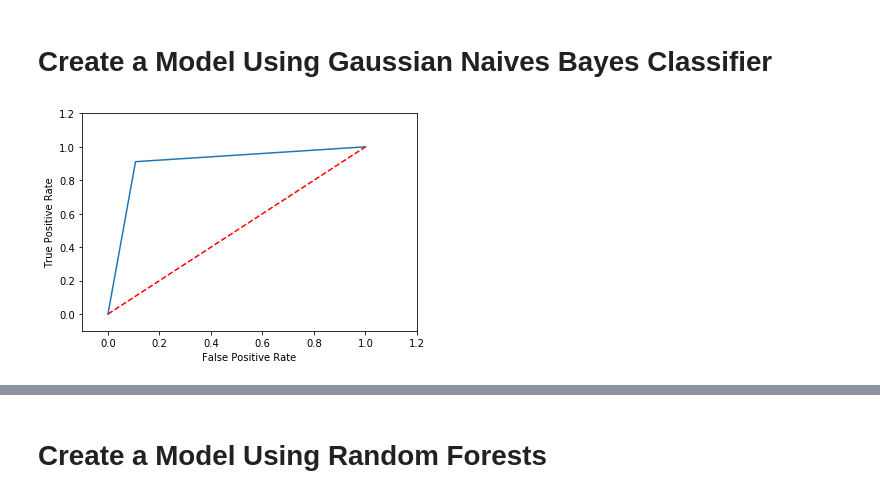
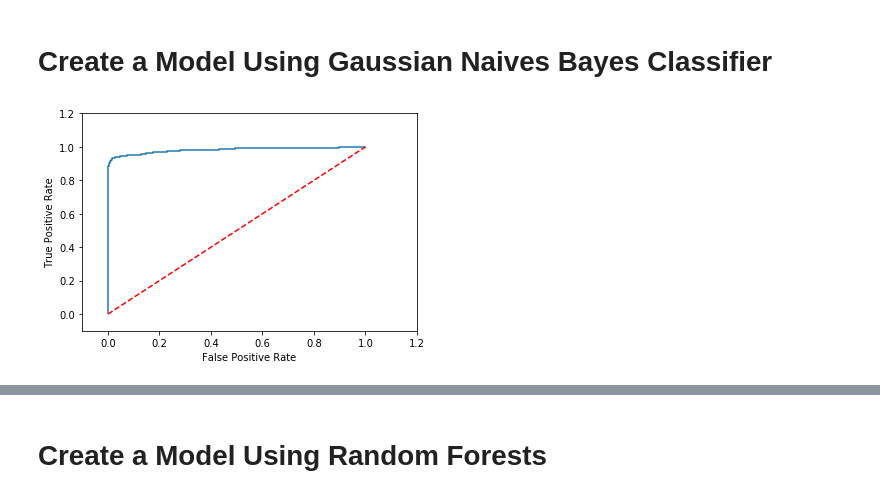
Before and after one commit to victoriajuan/ps4, a Jupyter notebook: PS4.ipynb, the cells around one changed output, grey strips where cells are left out. Drawn from its saved outputs; the diff is of its cells as text; code cells hidden in the pictures.

```diff
--- a/PS4.ipynb
+++ b/PS4.ipynb
@@ -67,20 +63,20 @@ test_label = test_label.astype('int')
 # %% [markdown]
 # Create a Model Using Gaussian Naives Bayes Classifier
 # %%
-gnb = GaussianNB()
+mnb = MultinomialNB()
 
-gnb.fit(train_feat_cv, train_label)
-gnb_predictions = gnb.predict(test_feat_cv)
-gnb_pred_proba = gnb.predict_proba(test_feat_cv)[:, 1]
+mnb.fit(train_feat_cv, train_label)
+mnb_predictions = mnb.predict(test_feat_cv)
+mnb_pred_proba = mnb.predict_proba(test_feat_cv)[:, 1]
 # %%
-gnb_fpr, gnb_tpr, gnb_thresholds = roc_curve(test_label, gnb_pred_proba)
-plt.plot(gnb_fpr, gnb_tpr)
+mnb_fpr, mnb_tpr, mnb_thresholds = roc_curve(test_label, mnb_pred_proba)
+plt.plot(mnb_fpr, mnb_tpr)
 plt.plot([0,1],[0,1],'r--')
 plt.xlim([-0.1,1.2])
 plt.ylim([-0.1,1.2])
 plt.ylabel('True Positive Rate')
 plt.xlabel('False Positive Rate')
 plt.show()
 # %% [output]
-[figure, old version]
+[figure, new version]
 # %%
```
Also changed, not shown: parts of 12 cells of this notebook.
